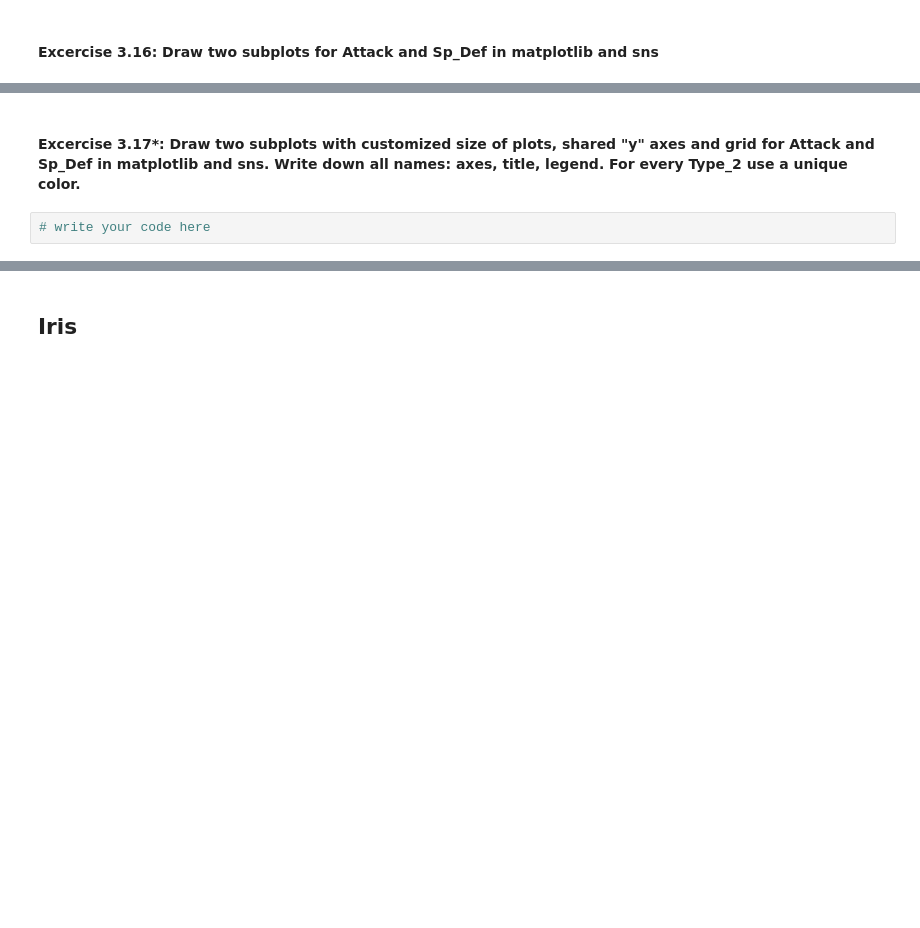
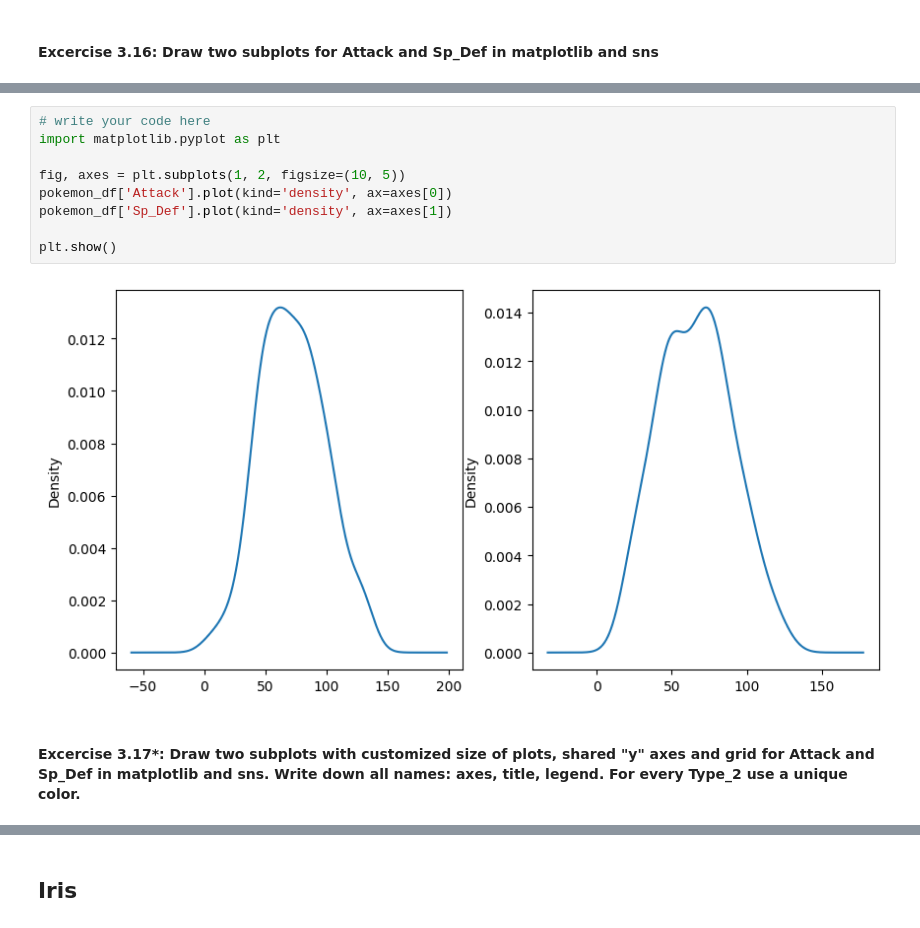
Before and after one commit to fortune-max/M4-python-refresher-ml, a Jupyter notebook: Fortune_BigHomeWork1.ipynb, the cells around one changed output, grey strips where cells are left out. Cells and saved outputs as stored; diff of their text form; blank space fills up the shorter version.

```diff
--- a/Fortune_BigHomeWork1.ipynb
+++ b/Fortune_BigHomeWork1.ipynb
@@ -414,4 +421,13 @@ Sp_Def Speed
+# %%
+# write your code here
+import matplotlib.pyplot as plt
+
+fig, axes = plt.subplots(1, 2, figsize=(10, 5))
+pokemon_df['Attack'].plot(kind='density', ax=axes[0])
+pokemon_df['Sp_Def'].plot(kind='density', ax=axes[1])
+
+plt.show()
+# %% [output]
+[figure, added]
 # %% [markdown]
 #### Excercise 3.17*: Draw two subplots with customized size of plots, shared "y" axes and grid for Attack and Sp_Def in matplotlib and sns. Write down all names: axes, title, legend. For every Type_2 use a unique color.
-# %%
-# write your code here
```
Also changed, not shown: parts of 14 cells of this notebook.
